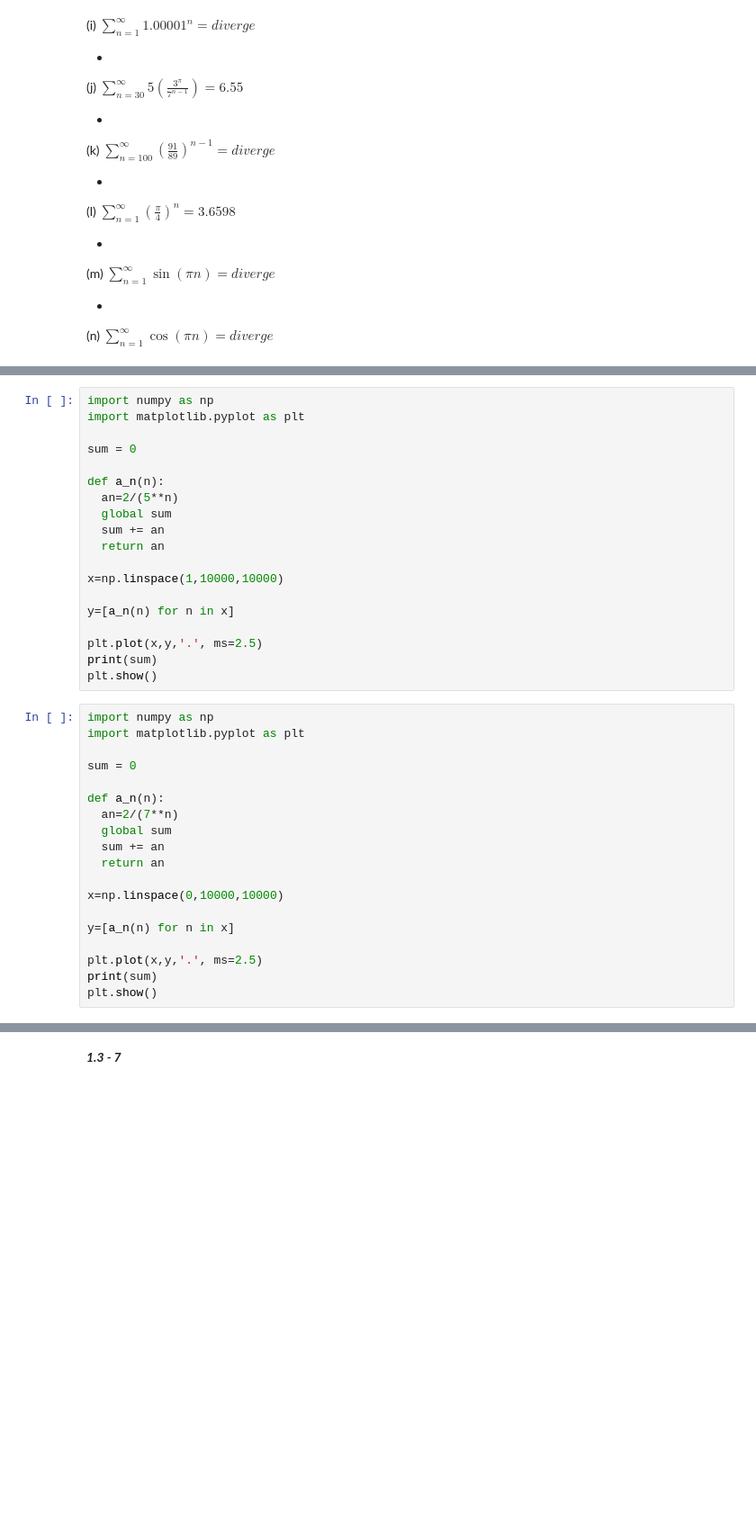
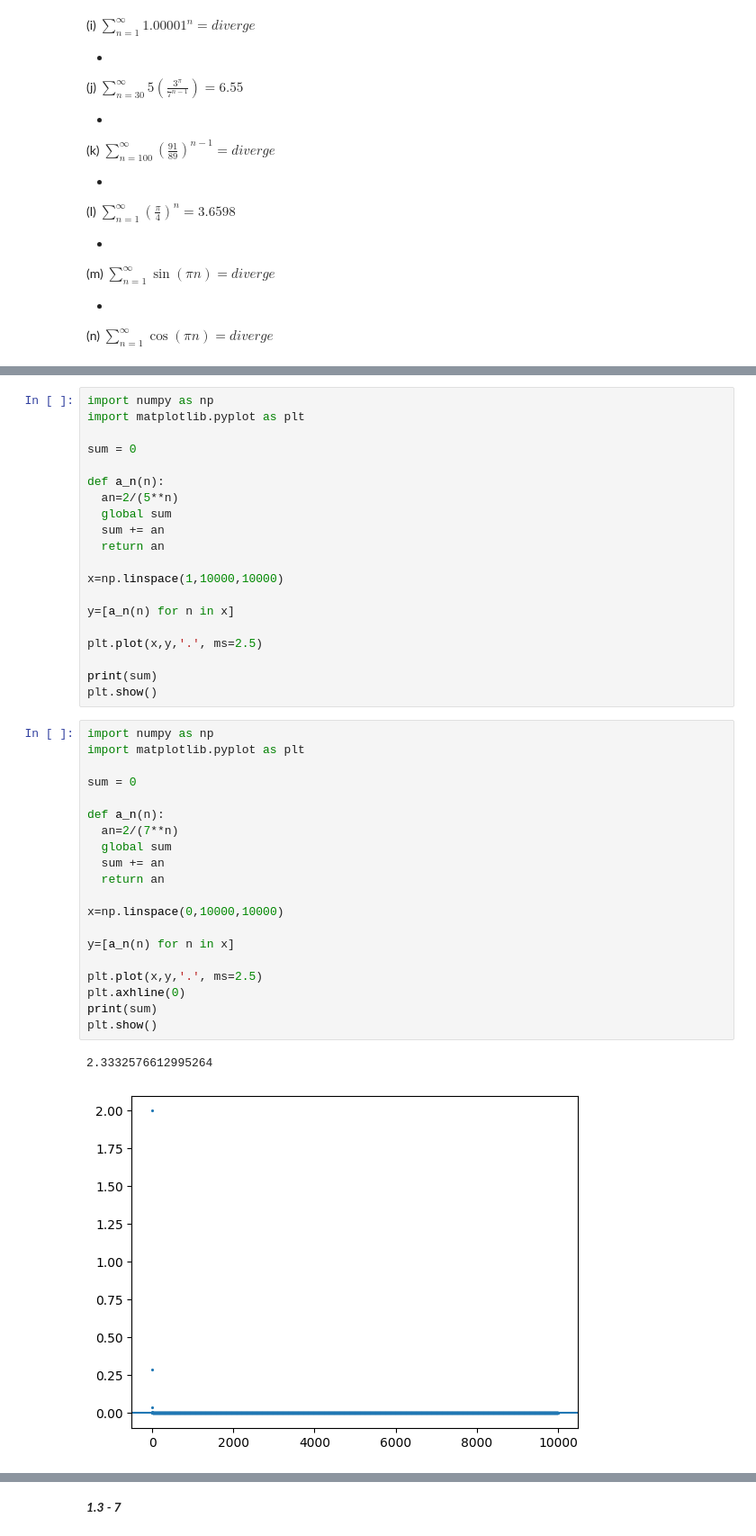
Before and after one commit to NSP2007/tareas-MatechoApli, a Jupyter notebook: TallerDeSuceciones.ipynb, the cells around one changed output, grey strips where cells are left out. Shown: that part at 90% size. Saved outputs shown, nothing was run; the diff lists cells and outputs as text; blank space fills up the shorter version.

```diff
--- a/TallerDeSuceciones.ipynb
+++ b/TallerDeSuceciones.ipynb
@@ -446,27 +453,32 @@ x=np.linspace(1,10000,10000)
 y=[a_n(n) for n in x]
 
 plt.plot(x,y,'.', ms=2.5)
+
 print(sum)
 plt.show()
 # %%
 import numpy as np
 import matplotlib.pyplot as plt
 
 sum = 0
 
 def a_n(n):
   an=2/(7**n)
   global sum
   sum += an
   return an
 
 x=np.linspace(0,10000,10000)
 
 y=[a_n(n) for n in x]
 
 plt.plot(x,y,'.', ms=2.5)
+plt.axhline(0)
 print(sum)
 plt.show()
+# %% [output]
+2.3332576612995264
+[figure, added]
 # %%
 import numpy as np
 import matplotlib.pyplot as plt
```
Also changed, not shown: parts of 7 cells of this notebook.
